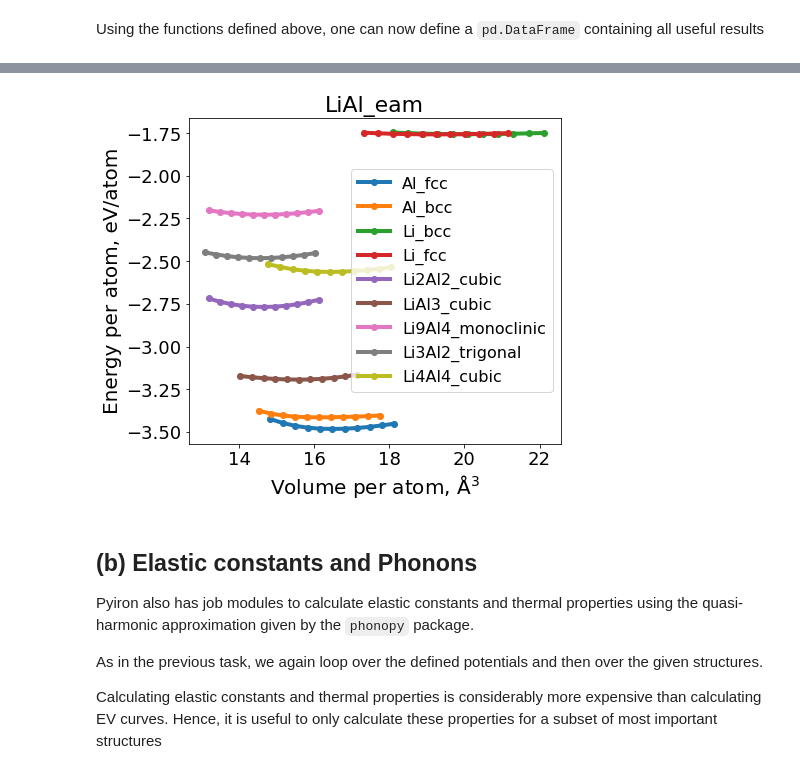
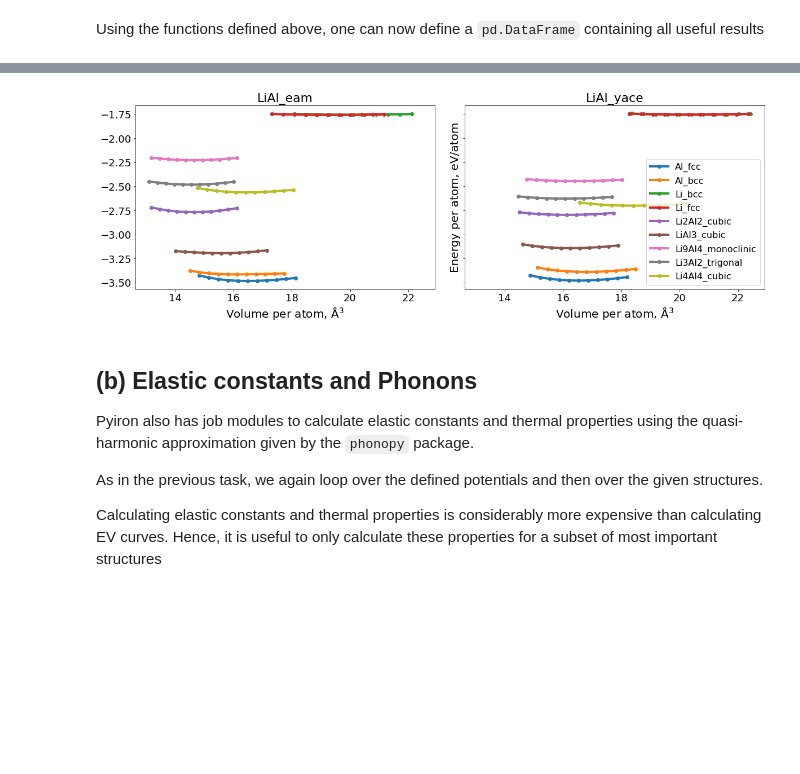
Before and after one commit to pyiron-workshop/potentials-workshop-2022, a Jupyter notebook: validation/validation_LiAl.ipynb, the cells around one changed output, grey strips where cells are left out. Saved outputs shown, nothing was run; the diff lists cells and outputs as text; code cells hidden in the pictures; blank space fills up the shorter version.

```diff
--- a/validation/validation_LiAl.ipynb
+++ b/validation/validation_LiAl.ipynb
@@ -24,10 +24,10 @@ A list of such DataFrames describing the potentials is saved in a list called `p
 # %%
 from helper import potentials_list
 
-potentials_list = [potentials_list[0]]
+# potentials_list = [potentials_list[1]]
 
 # display the first element in the list
 # which is an EAM potential
-potentials_list[0]
+potentials_list[1]
 # %% [output]
 |  | Name | Filename | Model | Species | Config |
@@ -263,40 +270,41 @@ map directly to c-types [inferred_type->mixed,key->block2_values] [items->Index(
 # %%
 fig, ax_list = plt.subplots(ncols=len(potentials_list), nrows=1, sharex="row", sharey="row")
 
-fig.set_figwidth(20/3)
+fig.set_figwidth(20)
 fig.set_figheight(6)
 
 color_palette = sns.color_palette("tab10", n_colors=len(data_murn.phase.unique()))
 
 
 for i, pot in enumerate(potentials_list):
 
     if len(potentials_list) == 1:
         ax = ax_list
     else:
         ax = ax_list[i]
 
     data = data_murn[data_murn.potential == get_clean_project_name(pot)]
 
     for j,(_, row) in enumerate(data.iterrows()):
         murn_job = pr.load(row["job_id"])
         murn_df = murn_job.output_to_pandas()
         n_atoms = row["n_atoms"]
 
         ax.plot(murn_df["volume"]/n_atoms, murn_df["energy"]/n_atoms,"o-",
                 lw=4,
                 label= row["phase"],
                 color=color_palette[j])
 
     ax.set_title(f"{get_clean_project_name(pot)}",fontsize=22)
     ax.set_xlabel("Volume per atom, $\mathrm{\AA^3}$",fontsize=20)
-    ax.set_ylabel("Energy per atom, eV/atom",fontsize=20)
+
     ax.tick_params(labelsize=18)
-    ax.legend(prop={"size":16})
-    #break
+ax.legend(prop={"size":16})
+ax.set_ylabel("Energy per atom, eV/atom",fontsize=20)
+#break
 fig.subplots_adjust(wspace=0.1);
 # %% [output]
-[figure, old version]
+[figure, new version]
 # %% [markdown]
 ## (b) Elastic constants and Phonons
 
```
Also changed, not shown: parts of 16 cells of this notebook, 1 other file.
